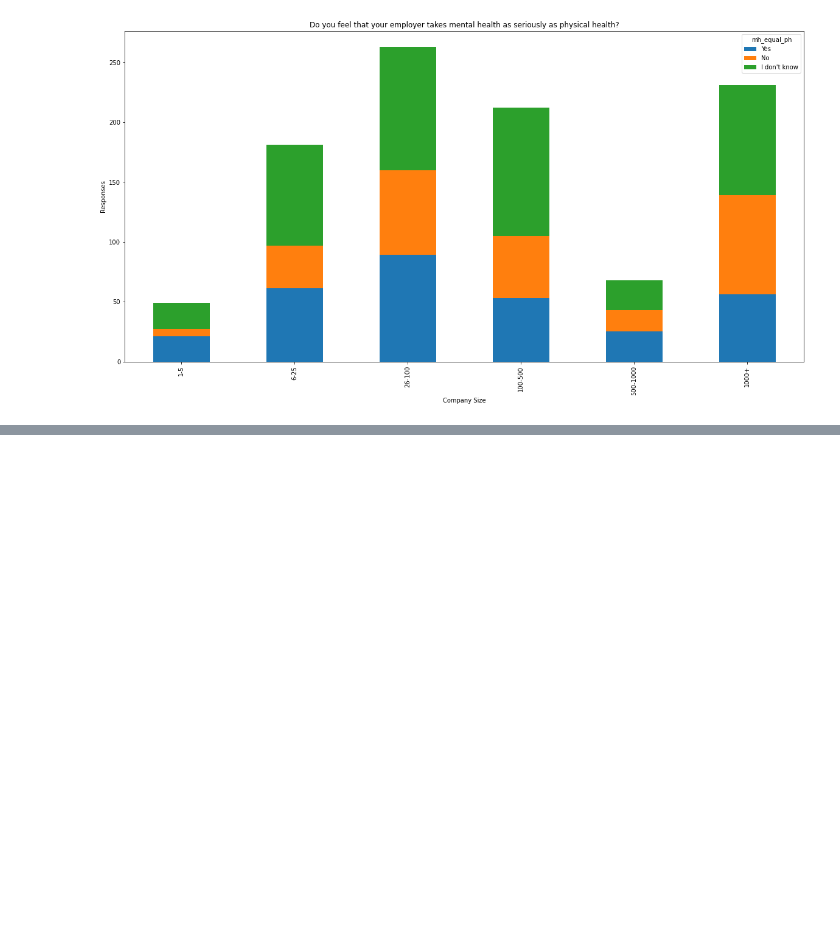
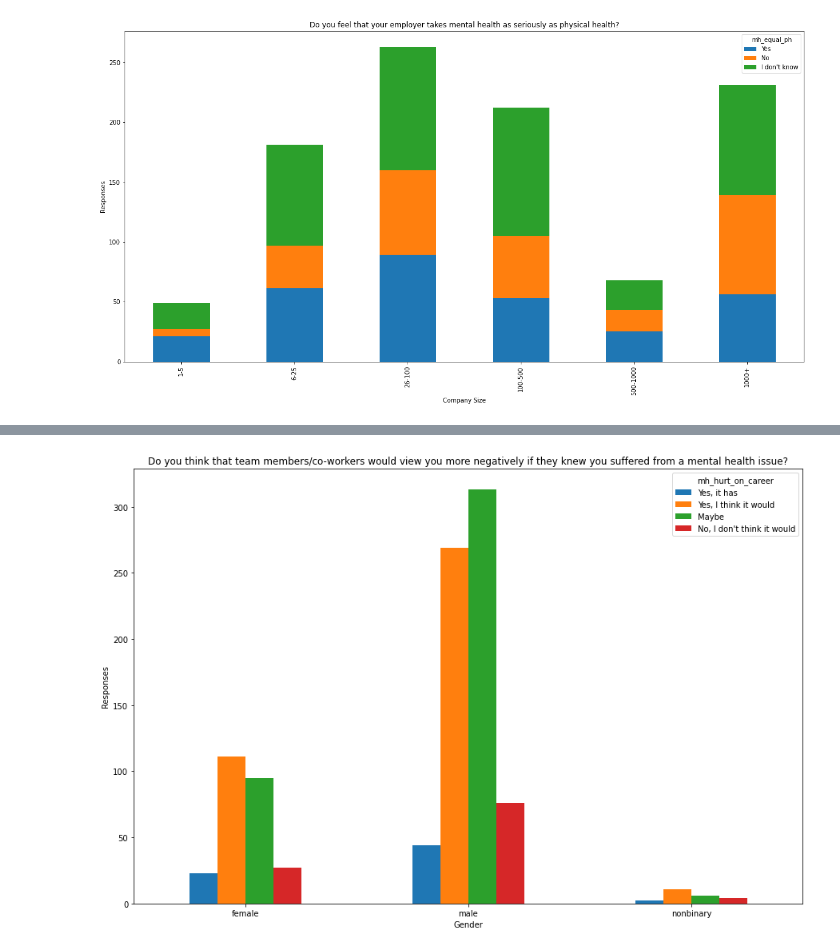
Before and after one commit to ArtTucker/mental_health_and_economics, a Jupyter notebook: visualization/OSMI_MHIT_exploration.ipynb, the cells around one changed output, grey strips where cells are left out. Cells and saved outputs as stored; diff of their text form; code cells hidden in the pictures; blank space fills up the shorter version.

Commit message:
gender_and_mh_hurt_on_career

```diff
--- a/visualization/OSMI_MHIT_exploration.ipynb
+++ b/visualization/OSMI_MHIT_exploration.ipynb
@@ -951,0 +954,5 @@ plt.savefig("../images/work_pos_and_mh_hurt_on_career.png")
+# %%
+# create dataframe for work_position and 'mh_hurt_on_career' responses
+gender_and_mh_hurt_on_career = pd.DataFrame(OSMI_MHIT_cleaned.groupby(['gender', 'mh_hurt_on_career'])['self_employed'].count())
+gender_and_mh_hurt_on_career = gender_and_mh_hurt_on_career.reset_index()
+gender_and_mh_hurt_on_career
@@ -951,0 +975,6 @@ plt.savefig("../images/work_pos_and_mh_hurt_on_career.png")
+# %%
+# pivot table values
+gender_and_mh_hurt_on_career_pivot = gender_and_mh_hurt_on_career.pivot(index=['gender'],columns = ["mh_hurt_on_career"] , values='self_employed')
+gender_and_mh_hurt_on_career_pivot = gender_and_mh_hurt_on_career_pivot[['Yes, it has', 'Yes, I think it would', 'Maybe', "No, I don't think it would"]]
+
+gender_and_mh_hurt_on_career_pivot
@@ -951,0 +987,16 @@ plt.savefig("../images/work_pos_and_mh_hurt_on_career.png")
+# %%
+gender_and_mh_hurt_on_career_pivot.plot(
+    xlabel='Gender',
+    ylabel='Responses',
+    title='Do you think that team members/co-workers would view you more negatively if they knew you suffered from a mental health issue?',
+    kind='bar',
+    rot=0,
+    stacked=False,
+    figsize=(15,10),
+    grid=False,
+)
+
+# Save Figure
+plt.savefig("../images/gender_and_mh_hurt_on_career.png")
+# %% [output]
+[figure, added]
```
Also changed, not shown: parts of 25 cells of this notebook, 1 other file.
